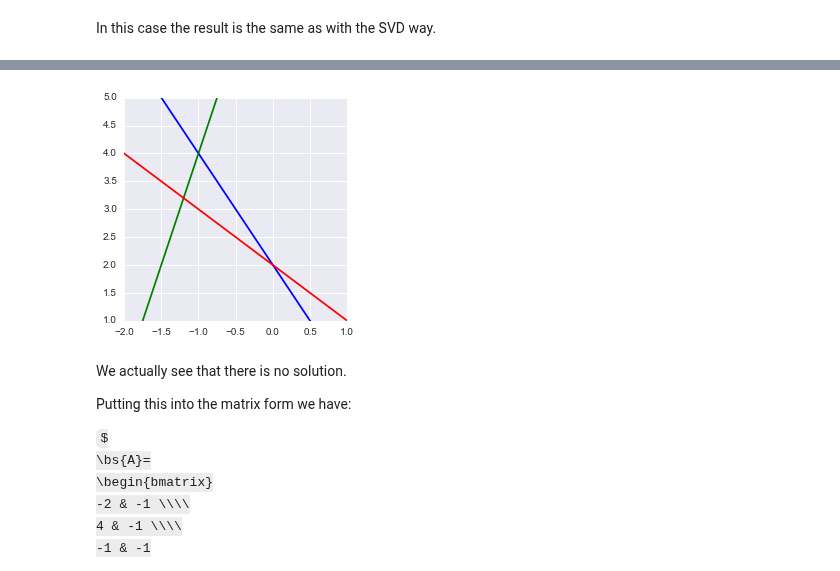
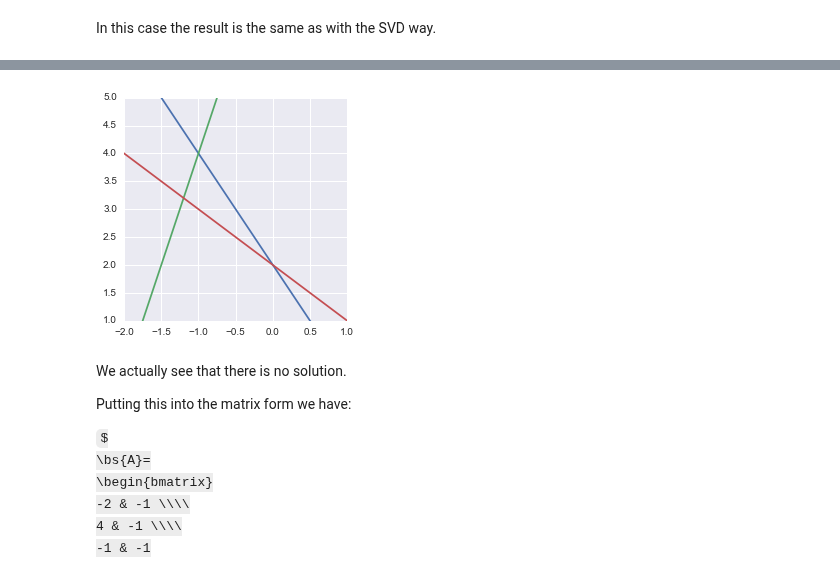
Before and after one commit to hadrienj/deepLearningBook-Notes, a Jupyter notebook: 2.9 The Moore-Penrose Pseudoinverse/2.9 The Moore-Penrose Pseudoinverse.ipynb, the cells around one changed output, grey strips where cells are left out. Cells and saved outputs as stored; diff of their text form; code cells hidden in the pictures; some formulas as TeX source.

```diff
--- a/2.9 The Moore-Penrose Pseudoinverse/2.9 The Moore-Penrose Pseudoinverse.ipynb
+++ b/2.9 The Moore-Penrose Pseudoinverse/2.9 The Moore-Penrose Pseudoinverse.ipynb
@@ -3,16 +3,9 @@ import numpy as np
 import matplotlib.pyplot as plt
 import seaborn as sns
 # %%
-# Plot parameters
+# Plot style
 sns.set()
-# Seven hls color palette
-current_palette_7 = sns.color_palette("hls", 7)
-sns.set_palette(current_palette_7)
-
 %pylab inline
 pylab.rcParams['figure.figsize'] = (4, 4)
-plt.rcParams['xtick.major.size'] = 0
-plt.rcParams['ytick.major.size'] = 0
-# rcParams.keys()
 # %% [output]
 Populating the interactive namespace from numpy and matplotlib
@@ -151,17 +185,17 @@ Let's see their graphical representation:
 # %%
 x1 = np.linspace(-5, 5, 1000)
 x2_1 = -2*x1 + 2
 x2_2 = 4*x1 + 8
 x2_3 = -1*x1 + 2
 
-plt.plot(x1, x2_1, 'b')
-plt.plot(x1, x2_2, 'g')
-plt.plot(x1, x2_3, 'r')
+plt.plot(x1, x2_1)
+plt.plot(x1, x2_2)
+plt.plot(x1, x2_3)
 plt.xlim(-2., 1)
 plt.ylim(1, 5)
 plt.show()
 # %% [output]
-[figure, old version]
+[figure, new version]
 # %% [markdown]
 We actually see that there is no solution.
 
```
Also changed, not shown: parts of 29 cells of this notebook, 22 other files.
